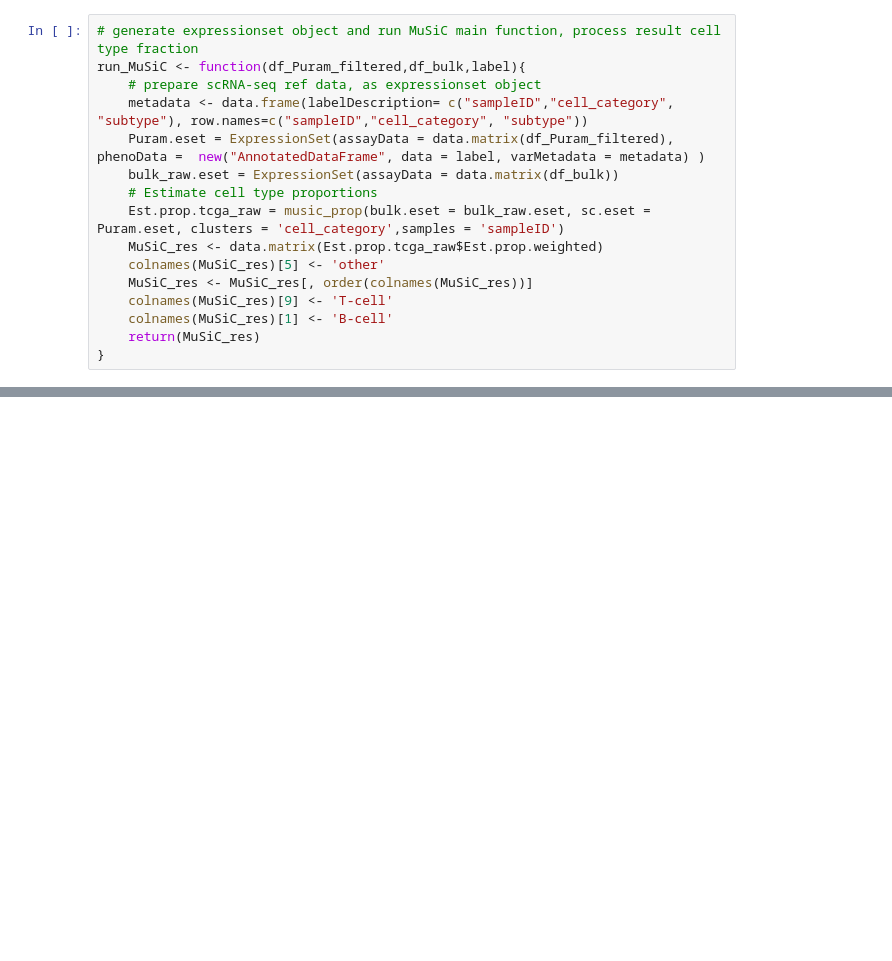
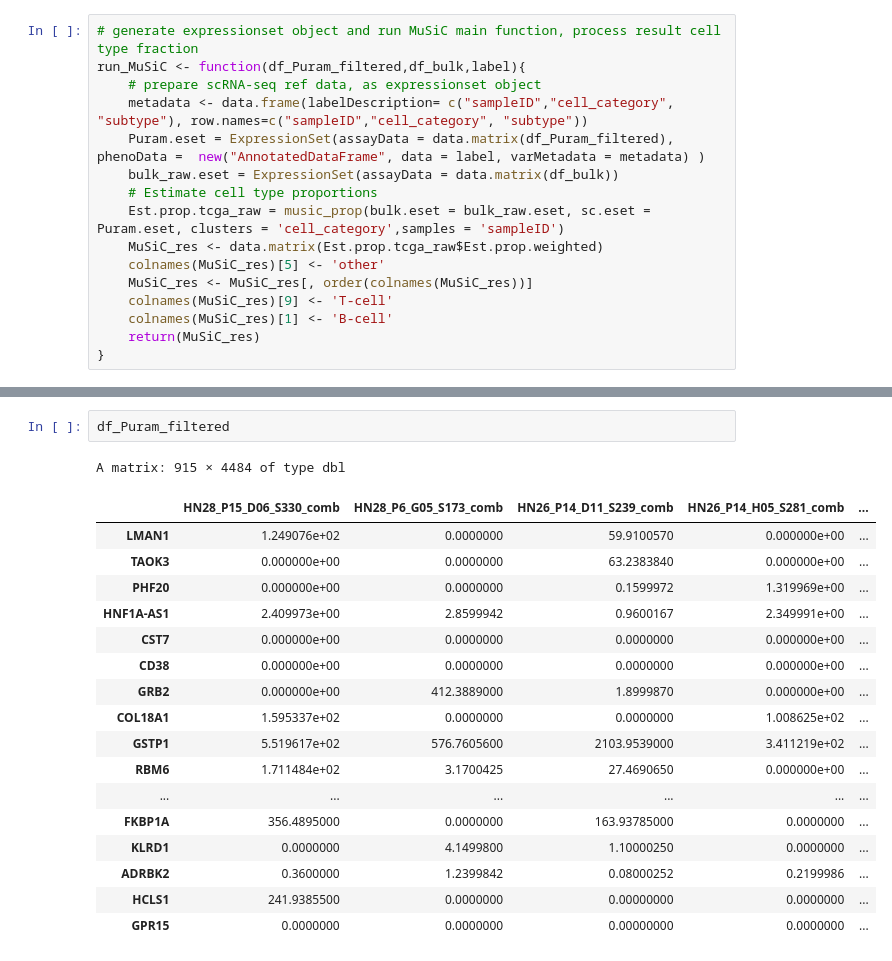
Before and after one commit to ElderMedic/HNSCCdeCon, a Jupyter notebook: runscripts/runMuSiC.ipynb, the cells around one changed output, grey strips where cells are left out. Drawn from its saved outputs; the diff is of its cells as text; blank space fills up the shorter version.

```diff
--- a/runscripts/runMuSiC.ipynb
+++ b/runscripts/runMuSiC.ipynb
@@ -83,0 +147,21 @@ run_MuSiC <- function(df_Puram_filtered,df_bulk,label){
+# %%
+df_Puram_filtered
+# %% [output]
+A matrix: 915 × 4484 of type dbl
+|  | HN28_P15_D06_S330_comb | HN28_P6_G05_S173_comb | HN26_P14_D11_S239_comb | HN26_P14_H05_S281_comb | ... |
+| LMAN1 | 1.249076e+02 | 0.0000000 | 59.9100570 | 0.000000e+00 | ... |
+| TAOK3 | 0.000000e+00 | 0.0000000 | 63.2383840 | 0.000000e+00 | ... |
+| PHF20 | 0.000000e+00 | 0.0000000 | 0.1599972 | 1.319969e+00 | ... |
+| HNF1A-AS1 | 2.409973e+00 | 2.8599942 | 0.9600167 | 2.349991e+00 | ... |
+| CST7 | 0.000000e+00 | 0.0000000 | 0.0000000 | 0.000000e+00 | ... |
+| CD38 | 0.000000e+00 | 0.0000000 | 0.0000000 | 0.000000e+00 | ... |
+| GRB2 | 0.000000e+00 | 412.3889000 | 1.8999870 | 0.000000e+00 | ... |
+| COL18A1 | 1.595337e+02 | 0.0000000 | 0.0000000 | 1.008625e+02 | ... |
+| GSTP1 | 5.519617e+02 | 576.7605600 | 2103.9539000 | 3.411219e+02 | ... |
+| RBM6 | 1.711484e+02 | 3.1700425 | 27.4690650 | 0.000000e+00 | ... |
+| ... | ... | ... | ... | ... | ... |
+| FKBP1A | 356.4895000 | 0.0000000 | 163.93785000 | 0.0000000 | ... |
+| KLRD1 | 0.0000000 | 4.1499800 | 1.10000250 | 0.0000000 | ... |
+| ADRBK2 | 0.3600000 | 1.2399842 | 0.08000252 | 0.2199986 | ... |
+| HCLS1 | 241.9385500 | 0.0000000 | 0.00000000 | 0.0000000 | ... |
+| GPR15 | 0.0000000 | 0.0000000 | 0.00000000 | 0.0000000 | ... |
```
Also changed, not shown: parts of 11 cells of this notebook, 4 other files.
